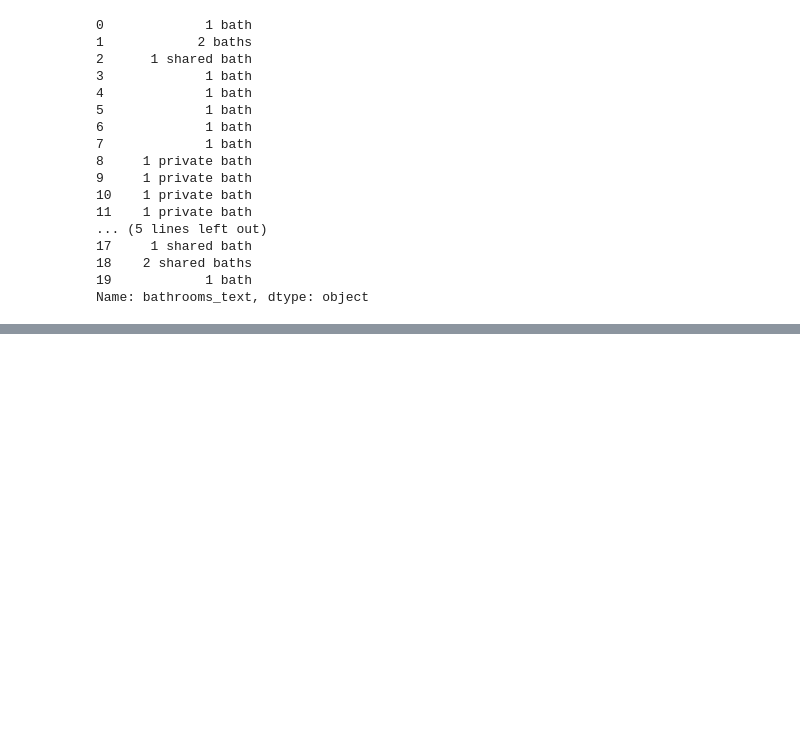
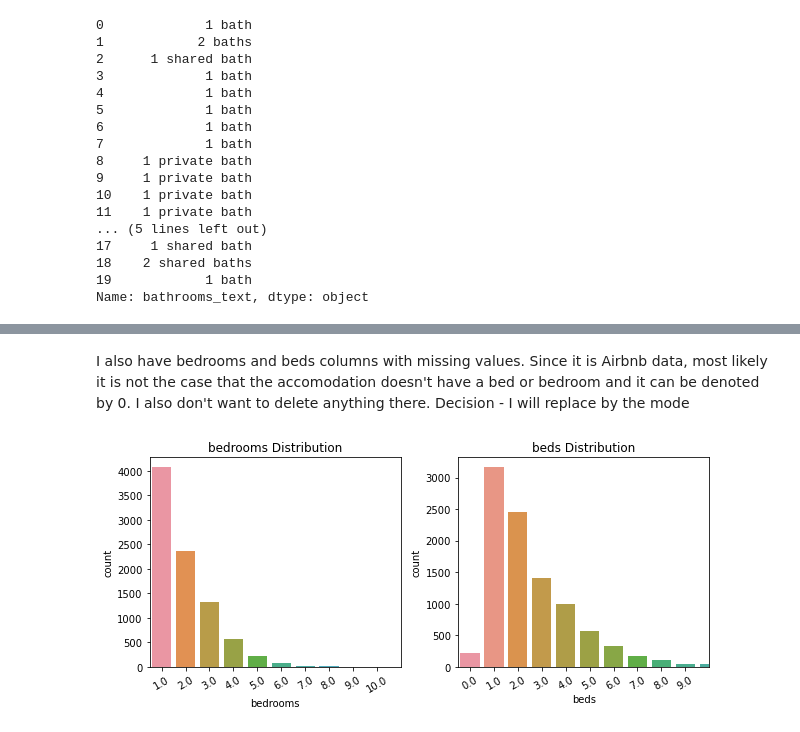
Before and after one commit to pilipentseva/predictions, a Jupyter notebook: Predictions_HW2_airbnb_SD.ipynb, the cells around one changed output, grey strips where cells are left out. Drawn from its saved outputs; the diff is of its cells as text; code cells hidden in the pictures; blank space fills up the shorter version.

```diff
--- a/Predictions_HW2_airbnb_SD.ipynb
+++ b/Predictions_HW2_airbnb_SD.ipynb
@@ -856,0 +1063,6 @@ zhima_selfie
+# %%
+review_cols = ['review_scores_rating', 'review_scores_accuracy', 'review_scores_cleanliness',
+               'review_scores_checkin', 'review_scores_communication', 'review_scores_location',
+               'review_scores_value', 'reviews_per_month', 'first_review_days', 'last_review_days'] #define these review columns
+# %%
+df[review_cols] = df[review_cols].fillna(value=0) #fill na with 0-s for such columns
@@ -856,0 +1089,20 @@ zhima_selfie
+# %% [markdown]
+I also have bedrooms and beds columns with missing values. Since it is Airbnb data, most likely it is not the case that the accomodation doesn't have a bed or bedroom and it can be denoted by 0. I also don't want to delete anything there.
+Decision - I will replace by the mode
+# %%
+bb = [ 'bedrooms', 'beds'] # columns I need
+# %%
+#Plot the modes
+plt.figure(figsize=(13, 4))
+i = 1
+for col in bb:
+    plt.subplot(1, 3, i)
+    sns.countplot(x=col, data=df)
+    plt.title(col+' Distribution')
+    plt.xticks(np.arange(0, 10, 1, dtype=np.int64), rotation=30)
+    plt.xlim(right=10)
+    i += 1
+
+plt.tight_layout()
+# %% [output]
+[figure, added]
```
Also changed, not shown: parts of 90 cells of this notebook.
